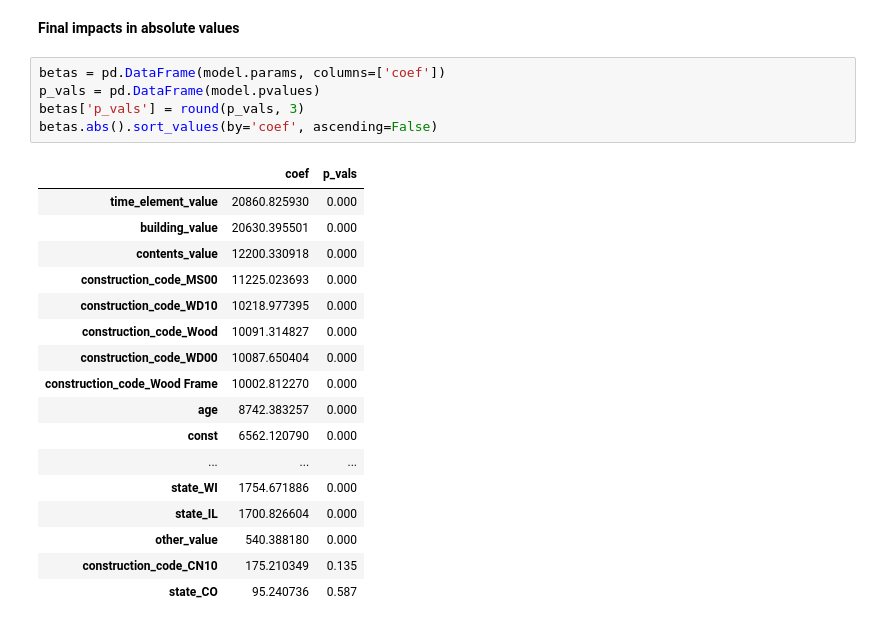
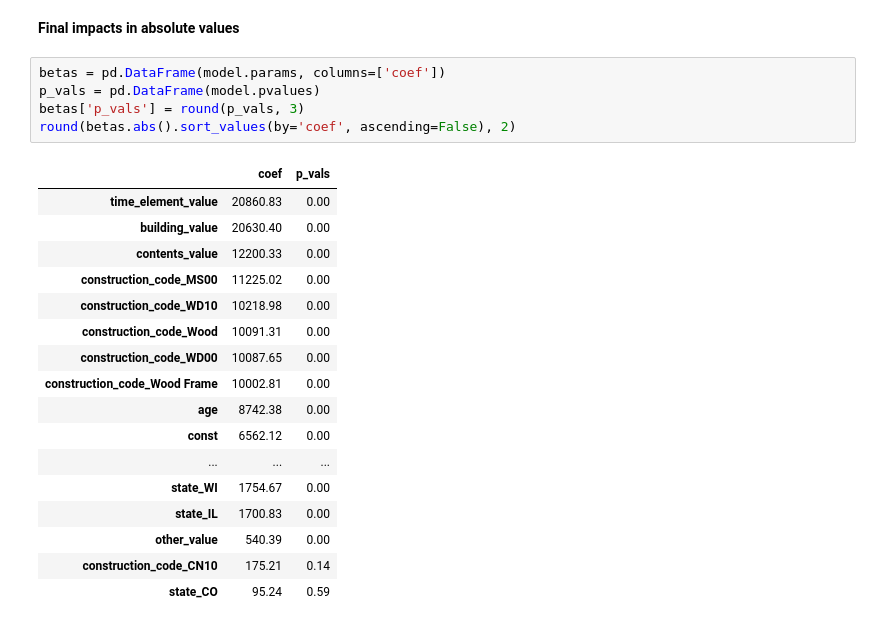
Before and after one commit to kevinmiguel97/Winter-storm-risk-evaluation, a Jupyter notebook: locations_analysis.ipynb, the cells around one changed output. Saved outputs shown, nothing was run; the diff lists cells and outputs as text.

```diff
--- a/locations_analysis.ipynb
+++ b/locations_analysis.ipynb
@@ -682,23 +682,23 @@ Notes:
 # %%
 betas = pd.DataFrame(model.params, columns=['coef'])
 p_vals = pd.DataFrame(model.pvalues)
 betas['p_vals'] = round(p_vals, 3)
-betas.abs().sort_values(by='coef', ascending=False)
+round(betas.abs().sort_values(by='coef', ascending=False), 2)
 # %% [output]
 |  | coef | p_vals |
-| time_element_value | 20860.825930 | 0.000 |
-| building_value | 20630.395501 | 0.000 |
-| contents_value | 12200.330918 | 0.000 |
-| construction_code_MS00 | 11225.023693 | 0.000 |
-| construction_code_WD10 | 10218.977395 | 0.000 |
-| construction_code_Wood | 10091.314827 | 0.000 |
-| construction_code_WD00 | 10087.650404 | 0.000 |
-| construction_code_Wood Frame | 10002.812270 | 0.000 |
-| age | 8742.383257 | 0.000 |
-| const | 6562.120790 | 0.000 |
+| time_element_value | 20860.83 | 0.00 |
+| building_value | 20630.40 | 0.00 |
+| contents_value | 12200.33 | 0.00 |
+| construction_code_MS00 | 11225.02 | 0.00 |
+| construction_code_WD10 | 10218.98 | 0.00 |
+| construction_code_Wood | 10091.31 | 0.00 |
+| construction_code_WD00 | 10087.65 | 0.00 |
+| construction_code_Wood Frame | 10002.81 | 0.00 |
+| age | 8742.38 | 0.00 |
+| const | 6562.12 | 0.00 |
 | ... | ... | ... |
-| state_WI | 1754.671886 | 0.000 |
-| state_IL | 1700.826604 | 0.000 |
-| other_value | 540.388180 | 0.000 |
-| construction_code_CN10 | 175.210349 | 0.135 |
-| state_CO | 95.240736 | 0.587 |
+| state_WI | 1754.67 | 0.00 |
+| state_IL | 1700.83 | 0.00 |
+| other_value | 540.39 | 0.00 |
+| construction_code_CN10 | 175.21 | 0.14 |
+| state_CO | 95.24 | 0.59 |
```
